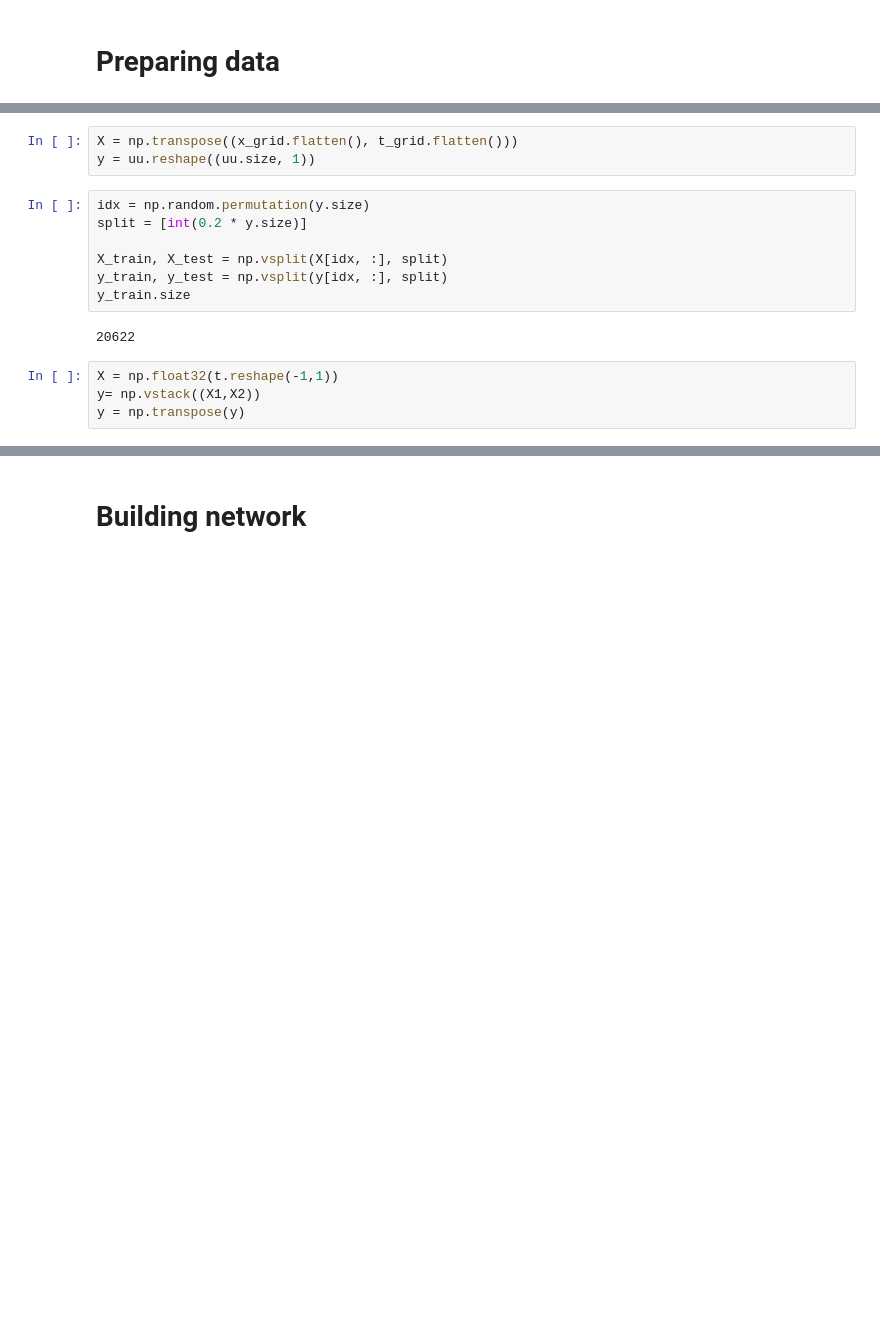
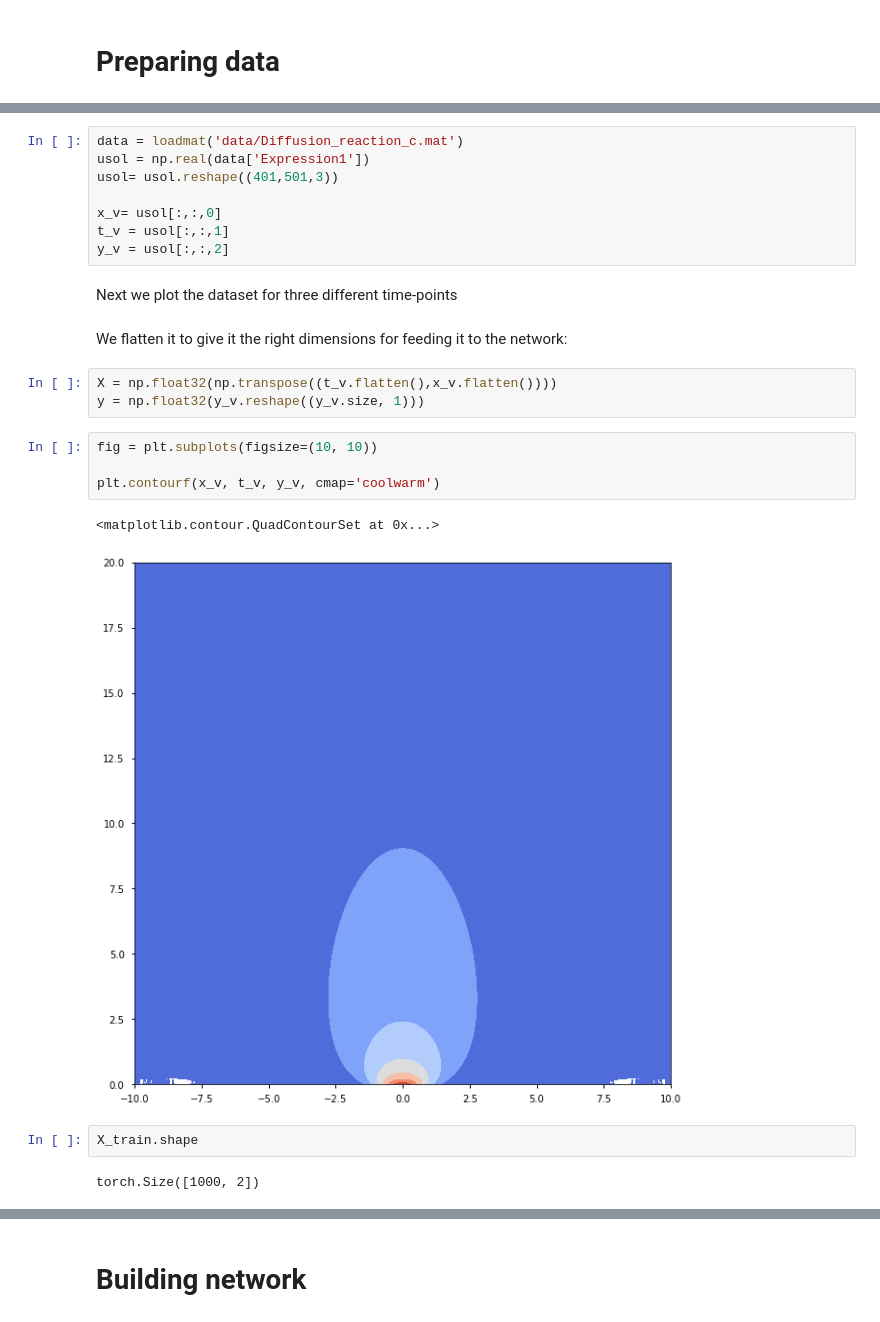
Before and after one commit to PhIMaL/DeePyMoD_torch, a Jupyter notebook: PyTorch_V_KS.ipynb, the cells around one changed output, grey strips where cells are left out. Saved outputs shown, nothing was run; the diff lists cells and outputs as text; blank space fills up the shorter version.

```diff
--- a/PyTorch_V_KS.ipynb
+++ b/PyTorch_V_KS.ipynb
@@ -52,19 +23,29 @@ plt.show()
+# %%
+data = loadmat('data/Diffusion_reaction_c.mat')
+usol = np.real(data['Expression1'])
+usol= usol.reshape((401,501,3))
+
+x_v= usol[:,:,0]
+t_v = usol[:,:,1]
+y_v = usol[:,:,2]
+# %% [markdown]
+Next we plot the dataset for three different time-points
+# %% [markdown]
+We flatten it to give it the right dimensions for feeding it to the network:
 # %%
-X = np.transpose((x_grid.flatten(), t_grid.flatten()))
-y = uu.reshape((uu.size, 1))
+X = np.float32(np.transpose((t_v.flatten(),x_v.flatten())))
+y = np.float32(y_v.reshape((y_v.size, 1)))
-# %%
-idx = np.random.permutation(y.size)
-split = [int(0.2 * y.size)]
-
-X_train, X_test = np.vsplit(X[idx, :], split)
-y_train, y_test = np.vsplit(y[idx, :], split)
-y_train.size
-# %% [output]
-20622
-# %%
-X = np.float32(t.reshape(-1,1))
-y= np.vstack((X1,X2))
-y = np.transpose(y)
+# %%
+fig = plt.subplots(figsize=(10, 10))
+
+plt.contourf(x_v, t_v, y_v, cmap='coolwarm')
+# %% [output]
+<matplotlib.contour.QuadContourSet at 0x...>
+[figure, added]
+# %%
+X_train.shape
+# %% [output]
+torch.Size([1000, 2])
 # %%
 number_of_samples = 1000
 
```
Also changed, not shown: parts of 9 cells of this notebook, 10 other files.
